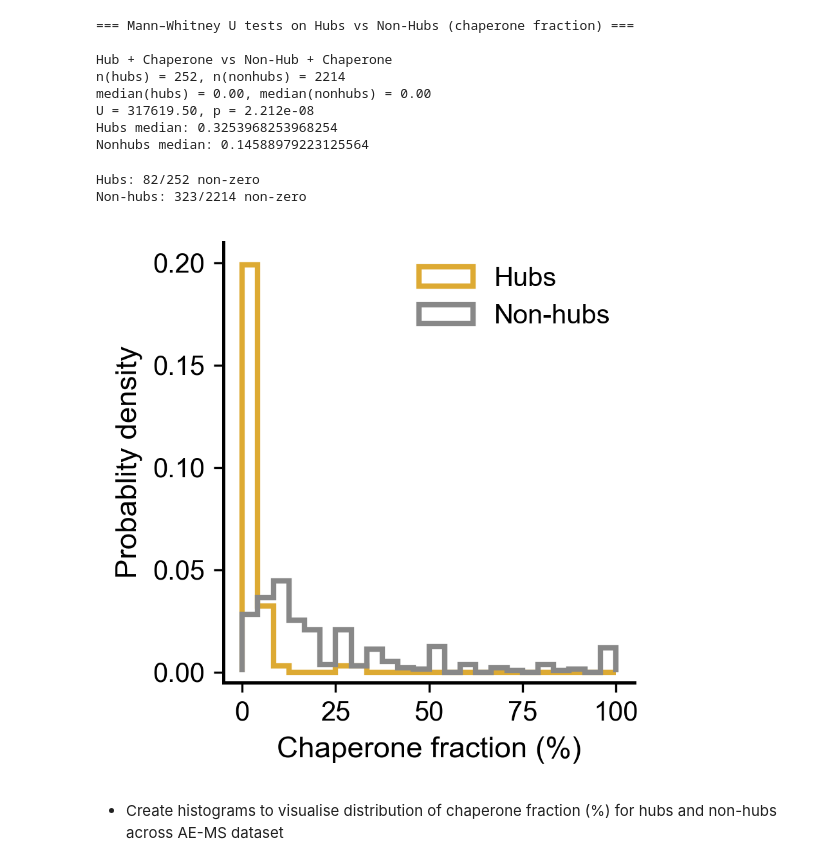
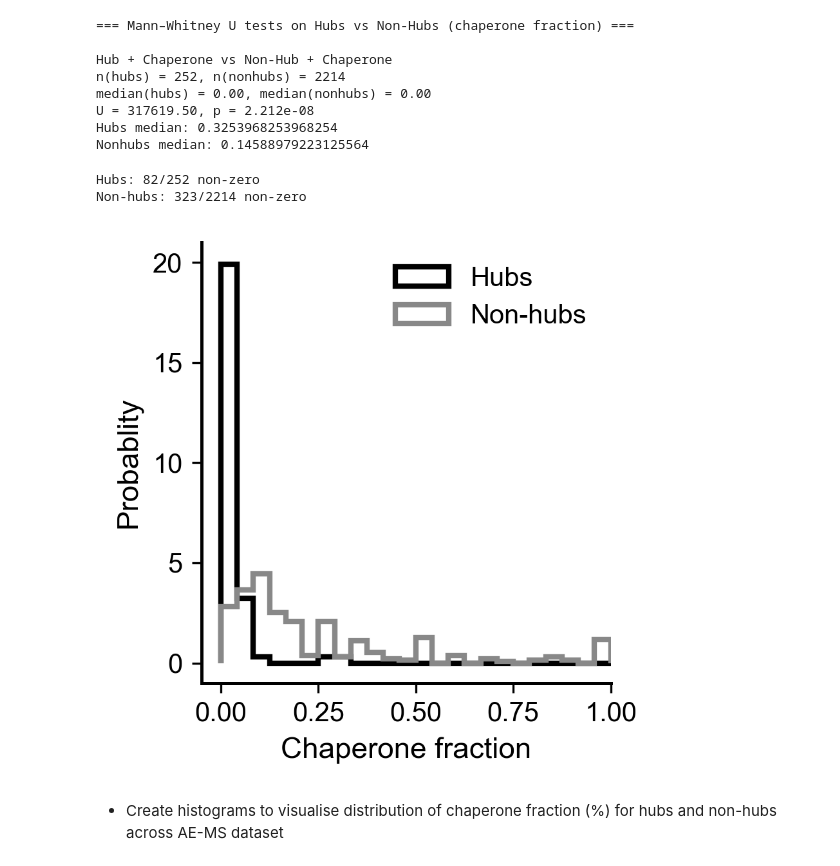
Before and after one commit to NCEMS/energetic-origins-of-PPI-connectivity, a Jupyter notebook: figures/6-figure/6-figure.ipynb, the cells around one changed output. Cells and saved outputs as stored; diff of their text form; code cells hidden in the pictures.

```diff
--- a/figures/6-figure/6-figure.ipynb
+++ b/figures/6-figure/6-figure.ipynb
@@ -37,7 +37,7 @@ plt.rcParams.update({
 })
 # %%
 # load the datasets with node centrality information and get nodes in both
-nodes = pd.read_pickle(f"{DATA_PATH2}20251209-s288c-annotated-PPI-net.pkl")
+nodes = pd.read_pickle(f"{DATA_PATH2}20260210-s288c-ANnnotated-Yeast-Interactome.pkl")
 
 # --- Flip sign of cagiada-dG so downstream code uses the corrected values ---
 nodes["cagiada-dG"] = -nodes["cagiada-dG"]
@@ -233,6 +233,11 @@ hub_frac = final_df[final_df["is_hub"] == True]["chaperone_fraction"]\
 
 nonhub_frac = final_df[final_df["is_hub"] == False]["chaperone_fraction"]\
                 .replace([np.inf, -np.inf], np.nan).dropna()
+
+
+# Convert percentage → fraction
+hub_frac = hub_frac / 100
+nonhub_frac = nonhub_frac / 100
 
 # Extract NON-ZERO chaperone fraction for hubs vs non-hubs
 hub_nz    = hub_frac[hub_frac > 0]
@@ -256,40 +261,40 @@ ax.hist(
     density=True,
     histtype="step",
     linewidth=2,
     linestyle="-",
-    color=MS_COLOR,
+    color='black',
     label="Hubs"
 )
 
 ax.hist(
     nonhub_nz,
     bins=bins,
     density=True,
     histtype="step",
     linewidth=2,
     linestyle="-",
     color='#888888',
     label="Non-hubs"
 )
 
-ax.set_xlabel("Chaperone fraction (%)", fontsize=11)
-ax.set_ylabel("Probablity density", fontsize=11)
-ax.set_xlim(-5, 105)
-ax.set_ylim(-0.005, 0.21)
+ax.set_xlabel("Chaperone fraction", fontsize=11)
+ax.set_ylabel("Probablity", fontsize=11)
+ax.set_xlim(-0.05, 1)
+ax.set_ylim(-1, 21)
 
 ax.spines["top"].set_visible(False)
 ax.spines["right"].set_visible(False)
 ax.spines["left"].set_linewidth(1.2)
 ax.spines["bottom"].set_linewidth(1.2)
 ax.legend(frameon=False, fontsize=10)
 
 plt.tight_layout()
-plt.savefig(f"{OUT_PATH}6a(1).svg")
+plt.savefig("6a-1.svg")
 plt.show()
 # %% [output]
 Hubs: 82/252 non-zero
 Non-hubs: 323/2214 non-zero
-[figure, old version]
+[figure, new version]
 # %% [markdown]
 * Create histograms to visualise distribution of chaperone fraction (%) for hubs and non-hubs across AE-MS dataset
 # %%
```
Also changed, not shown: parts of 11 cells of this notebook, 23 other files.
